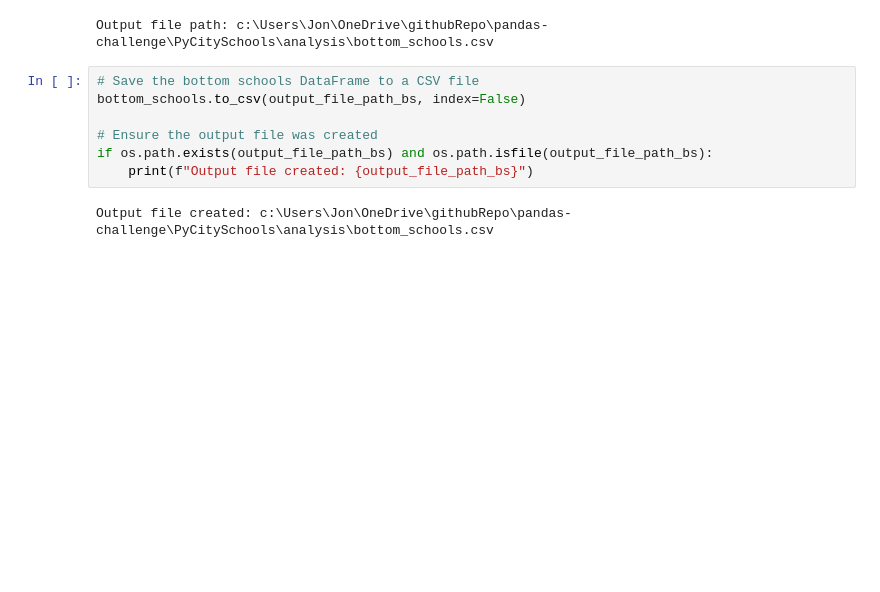
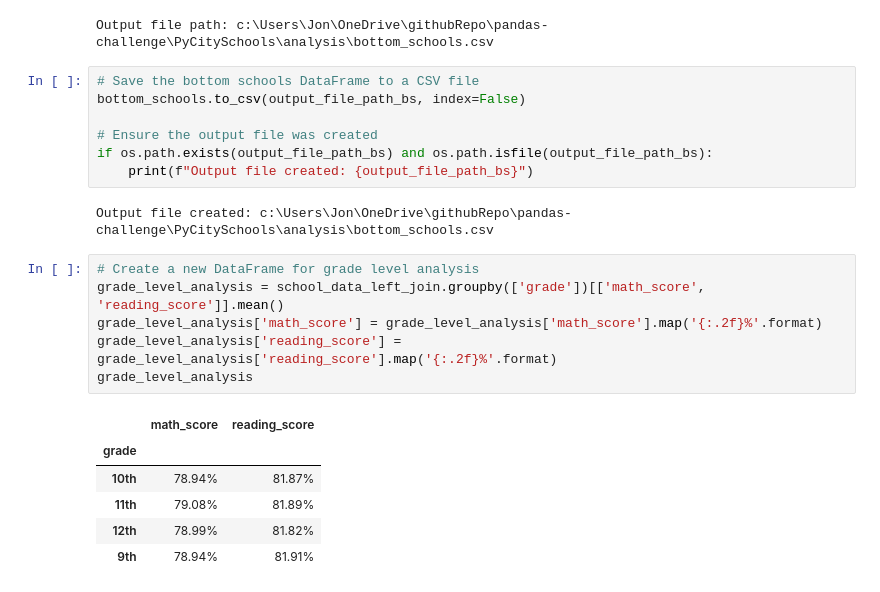
Before and after one commit to Jon-Pierson/pandas-challenge, a Jupyter notebook: PyCitySchools/main.ipynb, the cells around one changed output. Cells and saved outputs as stored; diff of their text form; blank space fills up the shorter version.

Commit message:
Create grade_level_analysis and save it as a .csv

```diff
--- a/PyCitySchools/main.ipynb
+++ b/PyCitySchools/main.ipynb
@@ -575,3 +575,16 @@ if os.path.exists(output_file_path_bs) and os.path.isfile(output_file_path_bs):
     print(f"Output file created: {output_file_path_bs}")
 # %% [output]
 Output file created: c:\Users\Jon\OneDrive\githubRepo\pandas-challenge\PyCitySchools\analysis\bottom_schools.csv
+# %%
+# Create a new DataFrame for grade level analysis
+grade_level_analysis = school_data_left_join.groupby(['grade'])[['math_score', 'reading_score']].mean()
+grade_level_analysis['math_score'] = grade_level_analysis['math_score'].map('{:.2f}%'.format)
+grade_level_analysis['reading_score'] = grade_level_analysis['reading_score'].map('{:.2f}%'.format)
+grade_level_analysis
+# %% [output]
+|  | math_score | reading_score |
+| grade |  |  |
+| 10th | 78.94% | 81.87% |
+| 11th | 79.08% | 81.89% |
+| 12th | 78.99% | 81.82% |
+| 9th | 78.94% | 81.91% |
```
Also changed, not shown: parts of 4 cells of this notebook, 1 other file.
